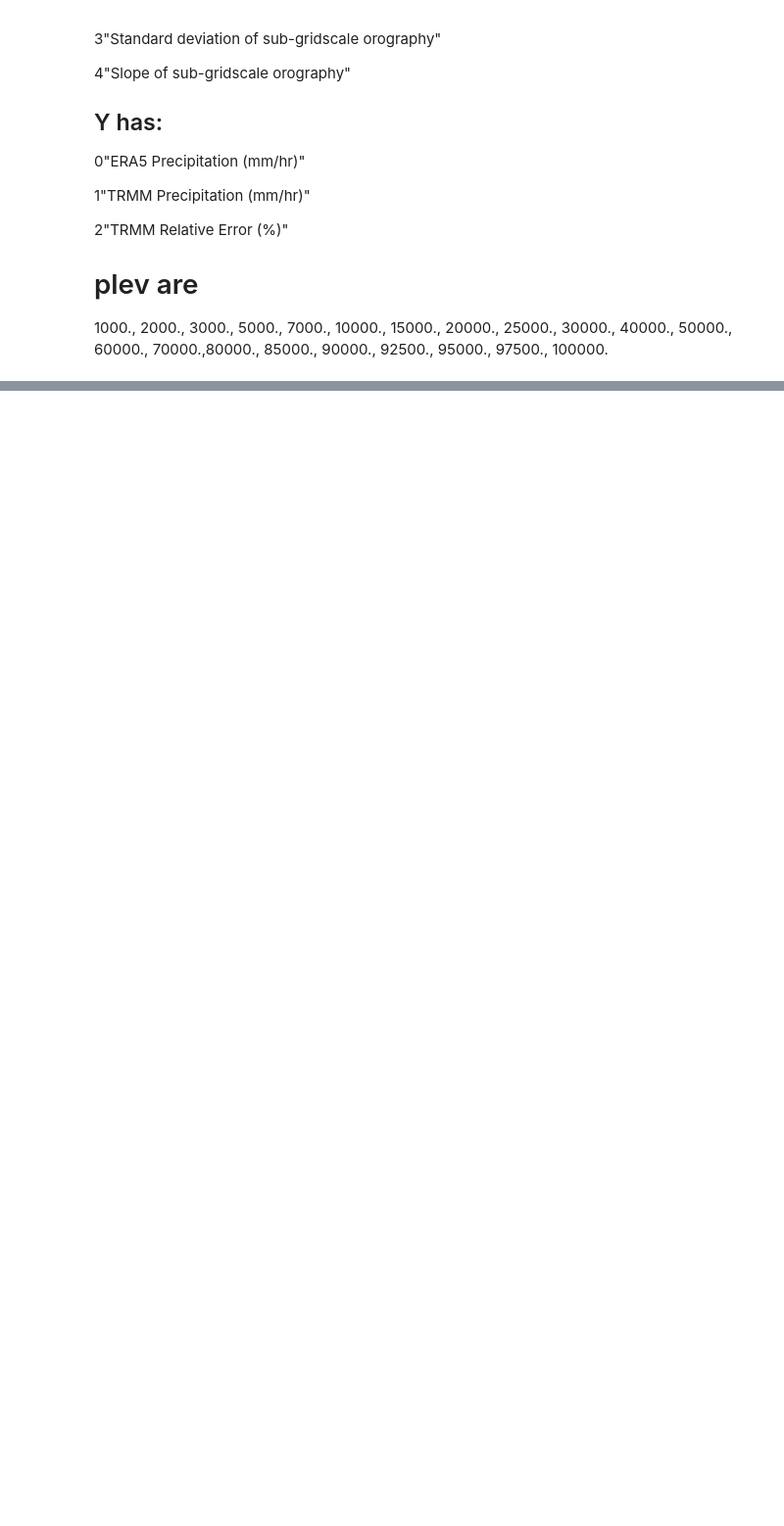
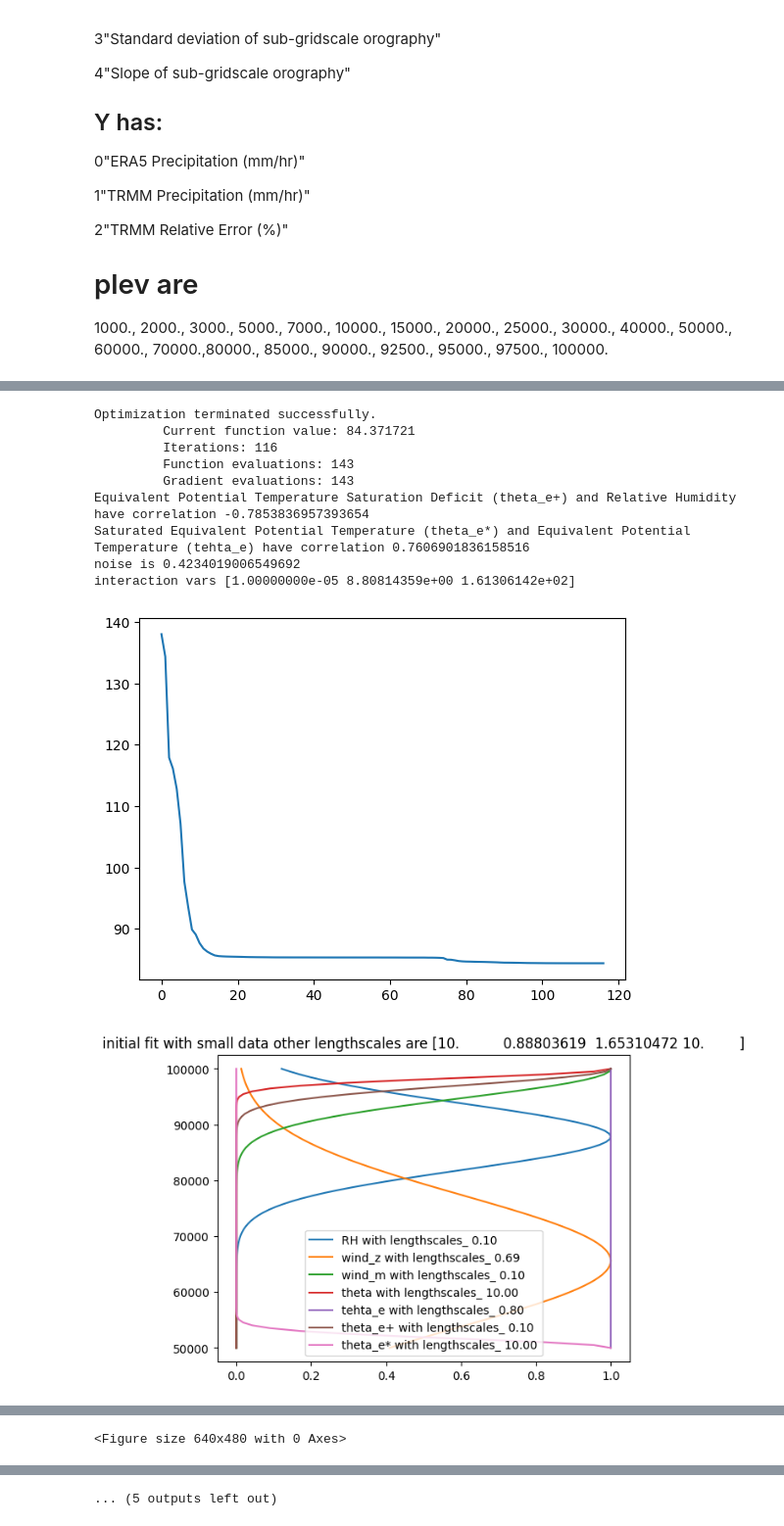
Before and after one commit to JaxGaussianProcesses/GPJax, a Jupyter notebook: Play_2.ipynb, the cells around one changed output, grey strips where cells are left out. Shown at 98% size. Saved outputs shown, nothing was run; the diff lists cells and outputs as text; code cells hidden in the pictures; blank space fills up the shorter version.

```diff
--- a/Play_2.ipynb
+++ b/Play_2.ipynb
@@ -601,19 +730,19 @@ def build_log_prior(tau=None) -> callable:
         lengthscales = jnp.vstack([k.lengthscale for k in model.base_kernels])
         variances = model.interaction_variances
 
-        # variance_prior = tfd.Gamma(1.0,0.2)
-        # log_prob += jnp.sum(variance_prior.log_prob(variances))
+        #variance_prior = tfd.Gamma(1.0,0.2)
+        #log_prob += jnp.sum(variance_prior.log_prob(variances))
 
-        # d = lengthscales.size
+        d = lengthscales.size
         # #l_prior = tfd.LogNormal(jnp.sqrt(2.0) + jnp.log(d)/2.0,jnp.sqrt(1.0))
         # #l_prior = tfd.Gamma(3.0*d,6.0)
         #l_prior = tfd.Gamma(3.0,6.0)
         #log_prob += jnp.sum(l_prior.log_prob(lengthscales))
-        # l_prior = tfd.HalfCauchy(0.0,tau)
-        # log_prob += jnp.sum(l_prior.log_prob((1.0 / lengthscales**2)))
+        l_prior = tfd.HalfCauchy(0.0,tau)
+        log_prob += jnp.sum(l_prior.log_prob((1.0 / lengthscales**2)))
 
-        # noise_prior = tfd.LogNormal(0.0,10)
-        # log_prob += noise_prior.log_prob(model.likelihood.obs_stddev)
+        #noise_prior = tfd.LogNormal(0.0,10)
+        #log_prob += noise_prior.log_prob(model.likelihood.obs_stddev)
 
         return log_prob
 
@@ -633,7 +762,7 @@ def init_smoother():
 
 
 def init_kernels(data):
-    lengthscale_bij = tfb.SoftClip(low=jnp.array(1e-1, dtype=jnp.float64), high=jnp.array(1e3, dtype=jnp.float64))
+    lengthscale_bij = tfb.SoftClip(low=jnp.array(1e-1, dtype=jnp.float64), high=jnp.array(1e1, dtype=jnp.float64))
     return  [gpx.kernels.RBF(lengthscale=jnp.array([1.0]), active_dims=[i]).replace_trainable(variance=False).replace_bijector(lengthscale = lengthscale_bij) for i in range(data.dim)]
 
 def init_likelihood(data, obs_stddev = jnp.array(1.0, dtype=jnp.float64) ):
@@ -662,35 +783,50 @@ then standardized Y as Gaussian
 # %%
 # fit with small data
+starting_var = jnp.var(D_small.y)
 posterior = ConjugatePrecipGP(
     base_kernels=init_kernels(D_small),
     likelihood=init_likelihood(D_small, obs_stddev = jnp.array(1.0, dtype=jnp.float64) ),
     smoother=init_smoother(),
     max_interaction_depth=2,
-    interaction_variances=jnp.array([1.0, 1.0,1.0], dtype=jnp.float64),
+    interaction_variances=jnp.array([starting_var/3.0]*3, dtype=jnp.float64),
     jitter=jnp.array(1e-5, dtype=jnp.float64),
     measure="empirical",
     second_order_empirical=True,
     )
 plt.figure()
-# opt_posterior, history = gpx.fit_scipy(
+opt_posterior, history = gpx.fit_scipy(
+        model=posterior,
+        objective=jax.jit(posterior.loss_fn(negative=True, log_prior=None)),#build_log_prior(tau=1.0))),
+        train_data=D_small,
+        safe=False,
+    )
+
+# opt_posterior, history = gpx.fit(
+
 #         model=posterior,
-#         objective=jax.jit(posterior.loss_fn(negative=True, log_prior=None)),
+#         objective=jax.jit(posterior.loss_fn(negative=True, log_prior=build_log_prior(tau=0.1))),
 #         train_data=D_small,
+#         optim=ox.adam(1e-1),
+#         num_iters=200,
 #         safe=False,
+#         key=key,
 #     )
-opt_posterior, history = gpx.fit(
-        model=posterior,
-        objective=jax.jit(posterior.loss_fn(negative=True, log_prior=None)),
-        train_data=D_small,
-        optim=ox.adam(1e-1),
-        num_iters=500,
-        safe=False,
-        key=key,
-    )
 
 
 plt.plot(history)
 plot_params(opt_posterior,D_small, title="initial fit with small data", print_corr=True)
 print(f"noise is {opt_posterior.likelihood.obs_stddev}")
 print(f"interaction vars {opt_posterior.interaction_variances}")
-plot_interactions(opt_posterior, D_small, k=5)
+plot_interactions(opt_posterior, D_small, k=10, use_range=False)
+# %% [output]
+Optimization terminated successfully.
+         Current function value: 84.371721
+         Iterations: 116
+         Function evaluations: 143
+         Gradient evaluations: 143
+Equivalent Potential Temperature Saturation Deficit (theta_e+) and Relative Humidity have correlation -0.7853836957393654
+Saturated Equivalent Potential Temperature (theta_e*) and Equivalent Potential Temperature (tehta_e) have correlation 0.7606901836158516
+noise is 0.4234019006549692
+interaction vars [1.00000000e-05 8.80814359e+00 1.61306142e+02]
+[figure, added]
+[figure, added]
@@ -696,0 +835 @@ plot_interactions(opt_posterior, D_small, k=5)
+<Figure size 640x480 with 0 Axes>
@@ -696,0 +842 @@ plot_interactions(opt_posterior, D_small, k=5)
+... (5 outputs left out)
```
Also changed, not shown: parts of 8 cells of this notebook, 2 other files.
